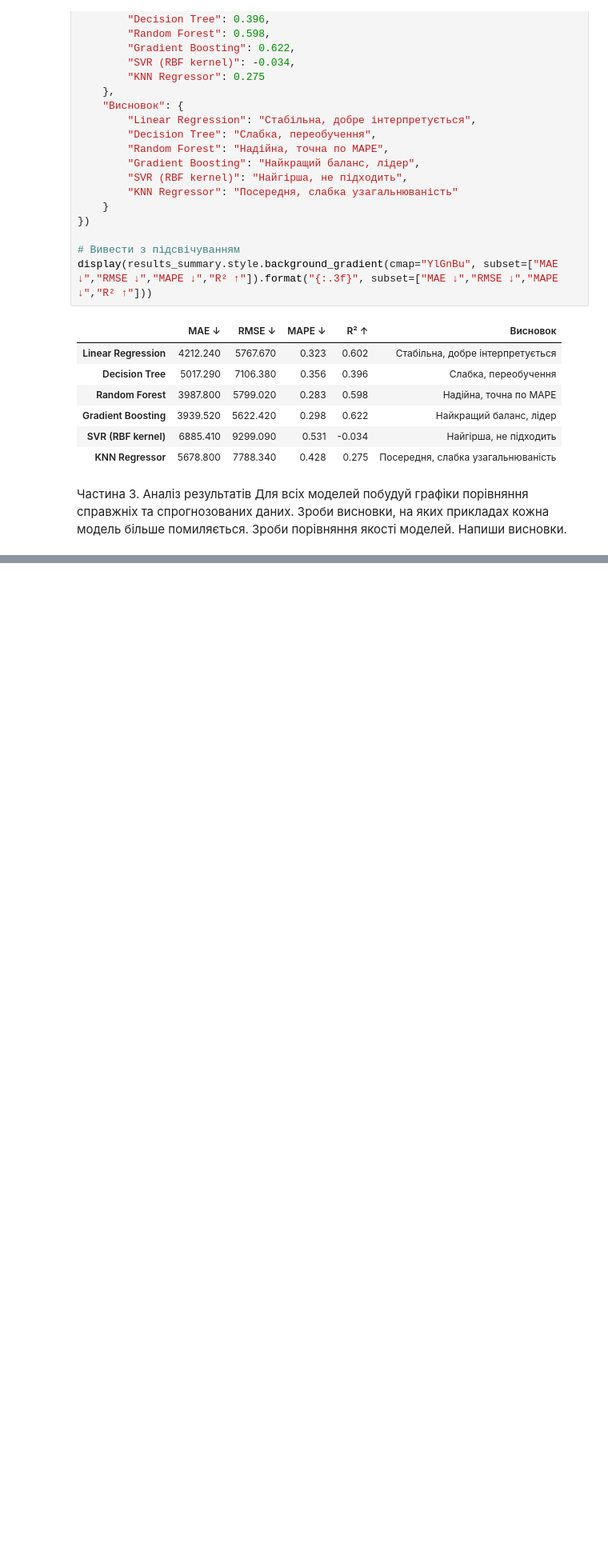
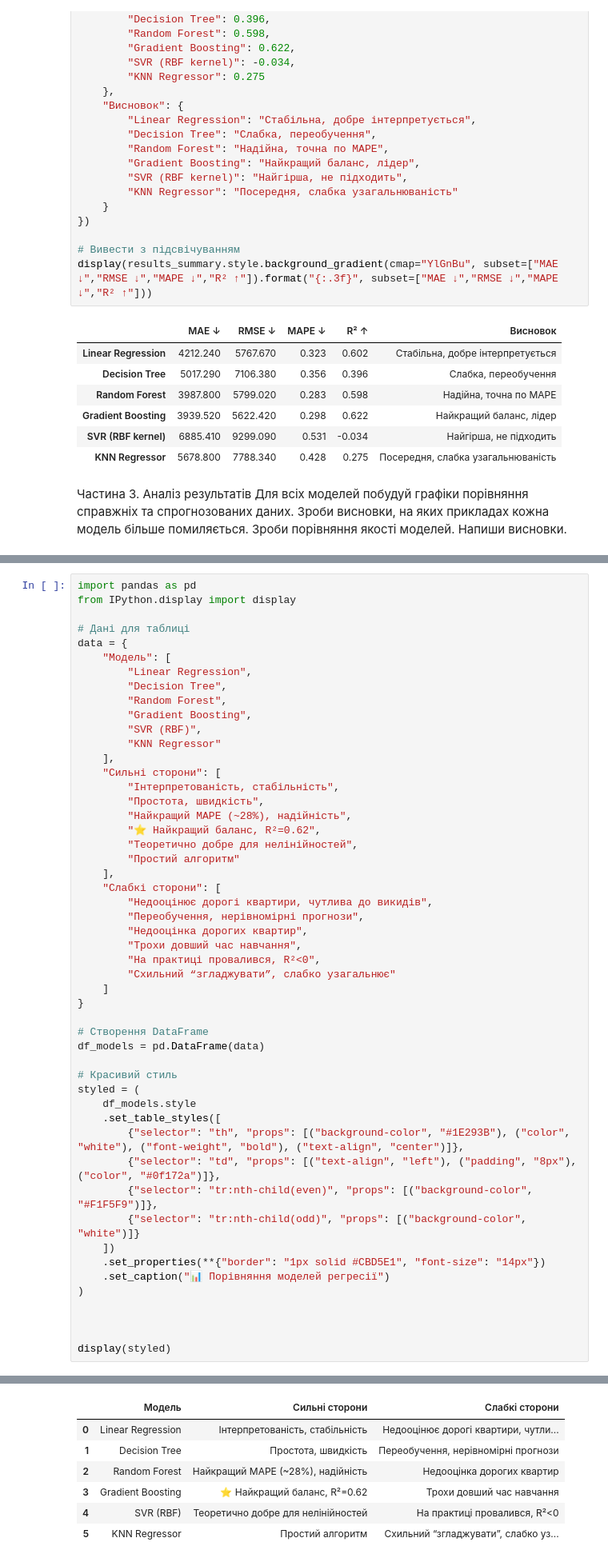
Before and after one commit to svetlanama/math, a Jupyter notebook: ДЗ10_Моісеєнко_Світлана_Олександрівна.ipynb, the cells around one changed output, grey strips where cells are left out. Shown at 80% size. Saved outputs shown, nothing was run; the diff lists cells and outputs as text; blank space fills up the shorter version.

```diff
--- a/ДЗ10_Моісеєнко_Світлана_Олександрівна.ipynb
+++ b/ДЗ10_Моісеєнко_Світлана_Олександрівна.ipynb
@@ -818,0 +734,52 @@ error_hist(res["abs_err_rf"], "Distribution of |error|: Random Forest")
+# %%
+import pandas as pd
+from IPython.display import display
+
+# Дані для таблиці
+data = {
+    "Модель": [
+        "Linear Regression",
+        "Decision Tree",
+        "Random Forest",
+        "Gradient Boosting",
+        "SVR (RBF)",
+        "KNN Regressor"
+    ],
+    "Сильні сторони": [
+        "Інтерпретованість, стабільність",
+        "Простота, швидкість",
+        "Найкращий MAPE (~28%), надійність",
+        "⭐ Найкращий баланс, R²=0.62",
+        "Теоретично добре для нелінійностей",
+        "Простий алгоритм"
+    ],
+    "Слабкі сторони": [
+        "Недооцінює дорогі квартири, чутлива до викидів",
+        "Переобучення, нерівномірні прогнози",
+        "Недооцінка дорогих квартир",
+        "Трохи довший час навчання",
+        "На практиці провалився, R²<0",
+        "Схильний “згладжувати”, слабко узагальнює"
+    ]
+}
+
+# Створення DataFrame
+df_models = pd.DataFrame(data)
+
+# Красивий стиль
+styled = (
+    df_models.style
+    .set_table_styles([
+        {"selector": "th", "props": [("background-color", "#1E293B"), ("color", "white"), ("font-weight", "bold"), ("text-align", "center")]},
+        {"selector": "td", "props": [("text-align", "left"), ("padding", "8px"), ("color", "#0f172a")]},
+        {"selector": "tr:nth-child(even)", "props": [("background-color", "#F1F5F9")]},
+        {"selector": "tr:nth-child(odd)", "props": [("background-color", "white")]}
+    ])
+    .set_properties(**{"border": "1px solid #CBD5E1", "font-size": "14px"})
+    .set_caption("📊 Порівняння моделей регресії")
+)
+
+
+
+display(styled)
+# %% [output]
@@ -818,0 +787,7 @@ error_hist(res["abs_err_rf"], "Distribution of |error|: Random Forest")
+|  | Модель | Сильні сторони | Слабкі сторони |
+| 0 | Linear Regression | Інтерпретованість, стабільність | Недооцінює дорогі квартири, чутли... |
+| 1 | Decision Tree | Простота, швидкість | Переобучення, нерівномірні прогнози |
+| 2 | Random Forest | Найкращий MAPE (~28%), надійність | Недооцінка дорогих квартир |
+| 3 | Gradient Boosting | ⭐ Найкращий баланс, R²=0.62 | Трохи довший час навчання |
+| 4 | SVR (RBF) | Теоретично добре для нелінійностей | На практиці провалився, R²<0 |
+| 5 | KNN Regressor | Простий алгоритм | Схильний “згладжувати”, слабко уз... |
```
Also changed, not shown: parts of 12 cells of this notebook.
